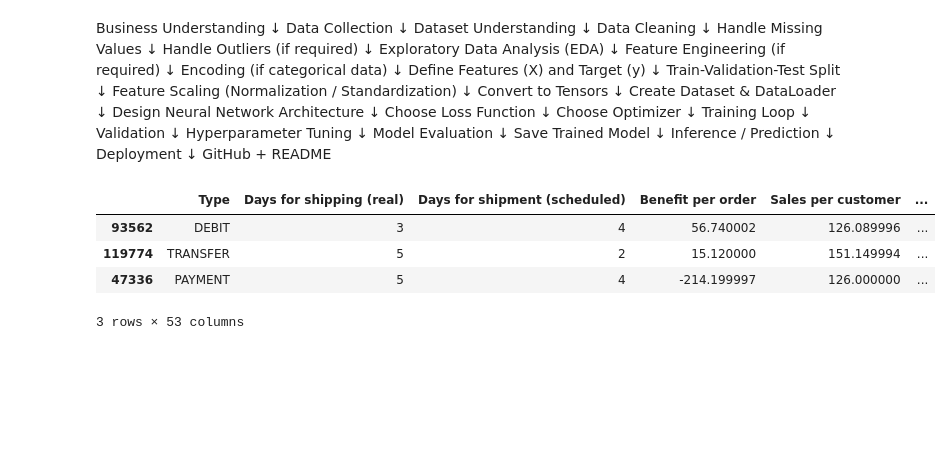
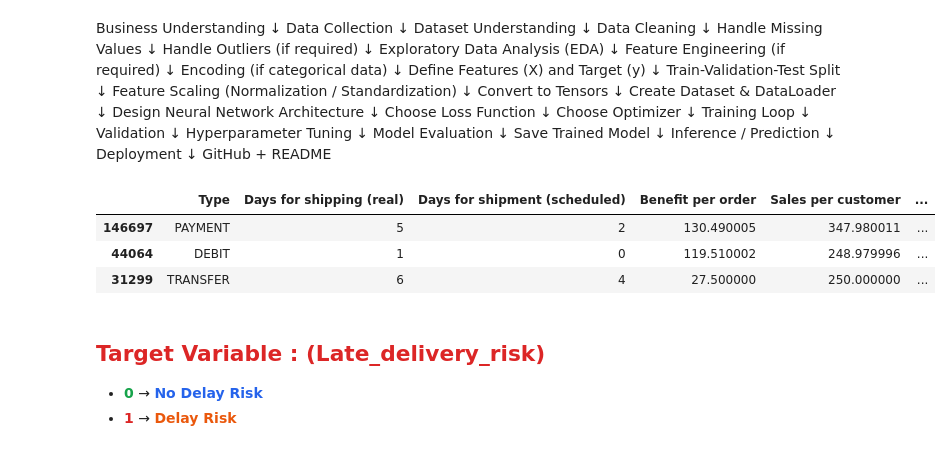
Before and after one commit to Rohit-coder-py/AI-Engineering-Notebooks, a Jupyter notebook: 𝗗𝗲𝗲𝗽 𝗟𝗲𝗮𝗿𝗻𝗶𝗻𝗴 𝗣𝗿𝗼𝗷𝗲𝗰𝘁𝘀/ANN Projects/Shipping Delay Prediction System v2/notebooks/ShipSense - Deep Learning.ipynb, the cells around one changed output. Drawn from its saved outputs; the diff is of its cells as text; code cells hidden in the pictures; blank space fills up the shorter version.

```diff
--- a/𝗗𝗲𝗲𝗽 𝗟𝗲𝗮𝗿𝗻𝗶𝗻𝗴 𝗣𝗿𝗼𝗷𝗲𝗰𝘁𝘀/ANN Projects/Shipping Delay Prediction System v2/notebooks/ShipSense - Deep Learning.ipynb
+++ b/𝗗𝗲𝗲𝗽 𝗟𝗲𝗮𝗿𝗻𝗶𝗻𝗴 𝗣𝗿𝗼𝗷𝗲𝗰𝘁𝘀/ANN Projects/Shipping Delay Prediction System v2/notebooks/ShipSense - Deep Learning.ipynb
@@ -57,12 +57,16 @@ import os
 # %%
 #data collection
 
 df = pd.read_csv(r"C:\Users\shobh\Downloads\AI and DATA SCIENCE\𝗗𝗲𝗲𝗽 𝗟𝗲𝗮𝗿𝗻𝗶𝗻𝗴 𝗣𝗿𝗼𝗷𝗲𝗰𝘁𝘀\ANN Projects\Shipping Delay Prediction System v2\data\shipments_raw.csv",    encoding="latin1")
-
+pd.set_option('display.max_columns', None)
 df.sample(3)
 # %% [output]
 |  | Type | Days for shipping (real) | Days for shipment (scheduled) | Benefit per order | Sales per customer | ... |
-| 93562 | DEBIT | 3 | 4 | 56.740002 | 126.089996 | ... |
-| 119774 | TRANSFER | 5 | 2 | 15.120000 | 151.149994 | ... |
-| 47336 | PAYMENT | 5 | 4 | -214.199997 | 126.000000 | ... |
+| 146697 | PAYMENT | 5 | 2 | 130.490005 | 347.980011 | ... |
+| 44064 | DEBIT | 1 | 0 | 119.510002 | 248.979996 | ... |
+| 31299 | TRANSFER | 6 | 4 | 27.500000 | 250.000000 | ... |
-3 rows × 53 columns
+# %% [markdown]
+## <span style="color:#DC2626; font-family:Georgia;">Target Variable : (Late_delivery_risk)</span>
+
+- **<span style="color:#16A34A;">0</span>** → **<span style="color:#2563EB;"> No Delay Risk</span>**
+- **<span style="color:#DC2626;">1</span>** → **<span style="color:#EA580C;">Delay Risk</span>**
```
Also changed, not shown: parts of 19 cells of this notebook, 1 other file.
